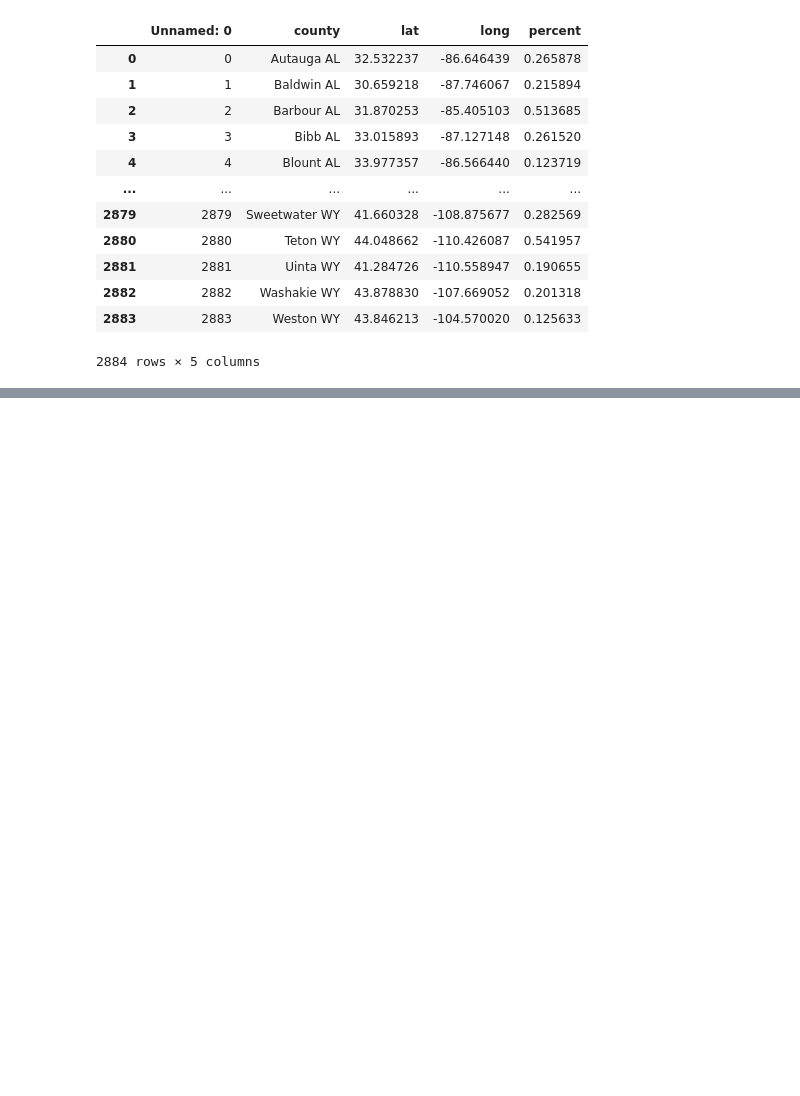
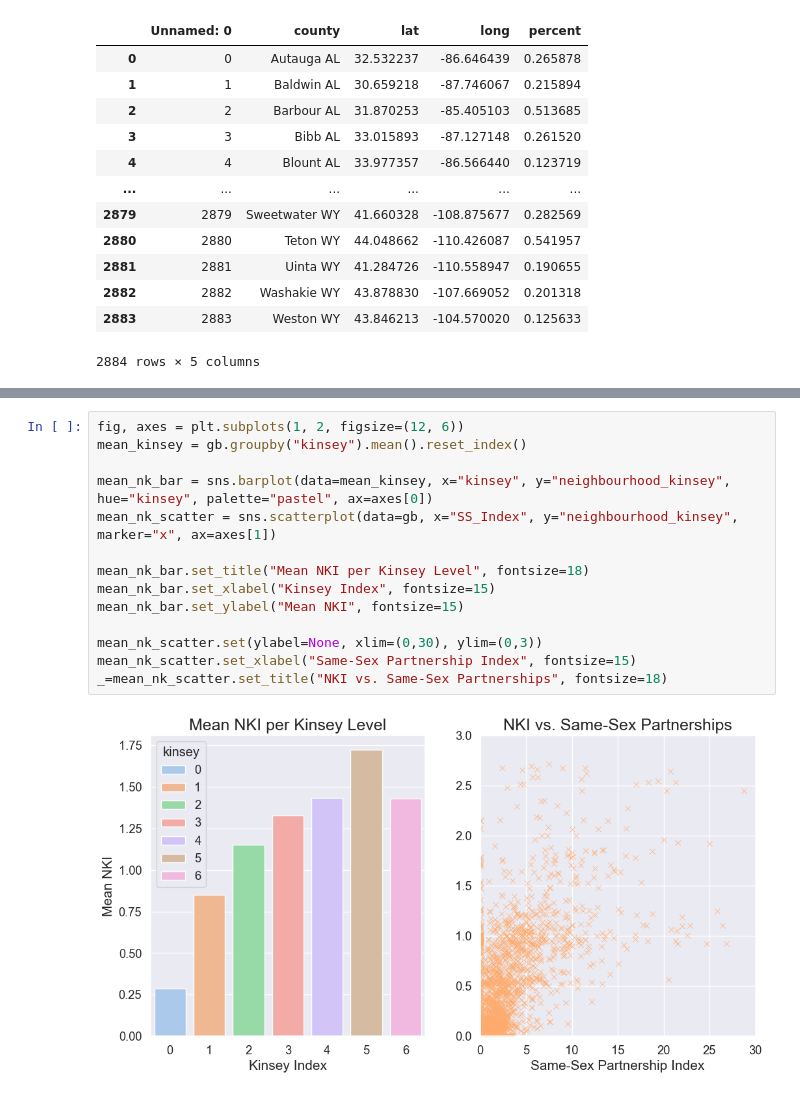
Before and after one commit to almsam/data-analysis-project-remastered, a Jupyter notebook: part 4 - geographical strata.ipynb, the cells around one changed output, grey strips where cells are left out. Cells and saved outputs as stored; diff of their text form; blank space fills up the shorter version.

```diff
--- a/part 4 - geographical strata.ipynb
+++ b/part 4 - geographical strata.ipynb
@@ -68,0 +84,16 @@ pol = pd.read_csv("data/pre processed/election-2012.csv"); pol
+# %%
+fig, axes = plt.subplots(1, 2, figsize=(12, 6))
+mean_kinsey = gb.groupby("kinsey").mean().reset_index()
+
+mean_nk_bar = sns.barplot(data=mean_kinsey, x="kinsey", y="neighbourhood_kinsey", hue="kinsey", palette="pastel", ax=axes[0])
+mean_nk_scatter = sns.scatterplot(data=gb, x="SS_Index", y="neighbourhood_kinsey", marker="x", ax=axes[1])
+
+mean_nk_bar.set_title("Mean NKI per Kinsey Level", fontsize=18)
+mean_nk_bar.set_xlabel("Kinsey Index", fontsize=15)
+mean_nk_bar.set_ylabel("Mean NKI", fontsize=15)
+
+mean_nk_scatter.set(ylabel=None, xlim=(0,30), ylim=(0,3))
+mean_nk_scatter.set_xlabel("Same-Sex Partnership Index", fontsize=15)
+_=mean_nk_scatter.set_title("NKI vs. Same-Sex Partnerships", fontsize=18)
+# %% [output]
+[figure, added]
```
Also changed, not shown: parts of 4 cells of this notebook.
